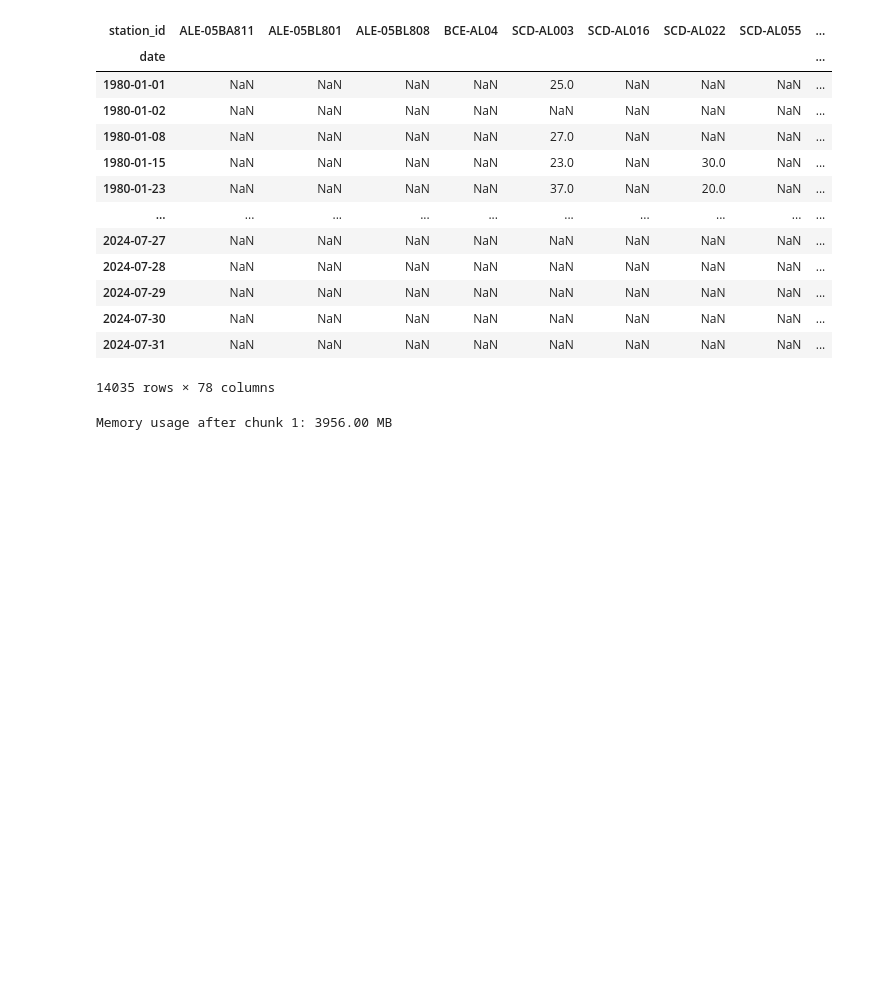
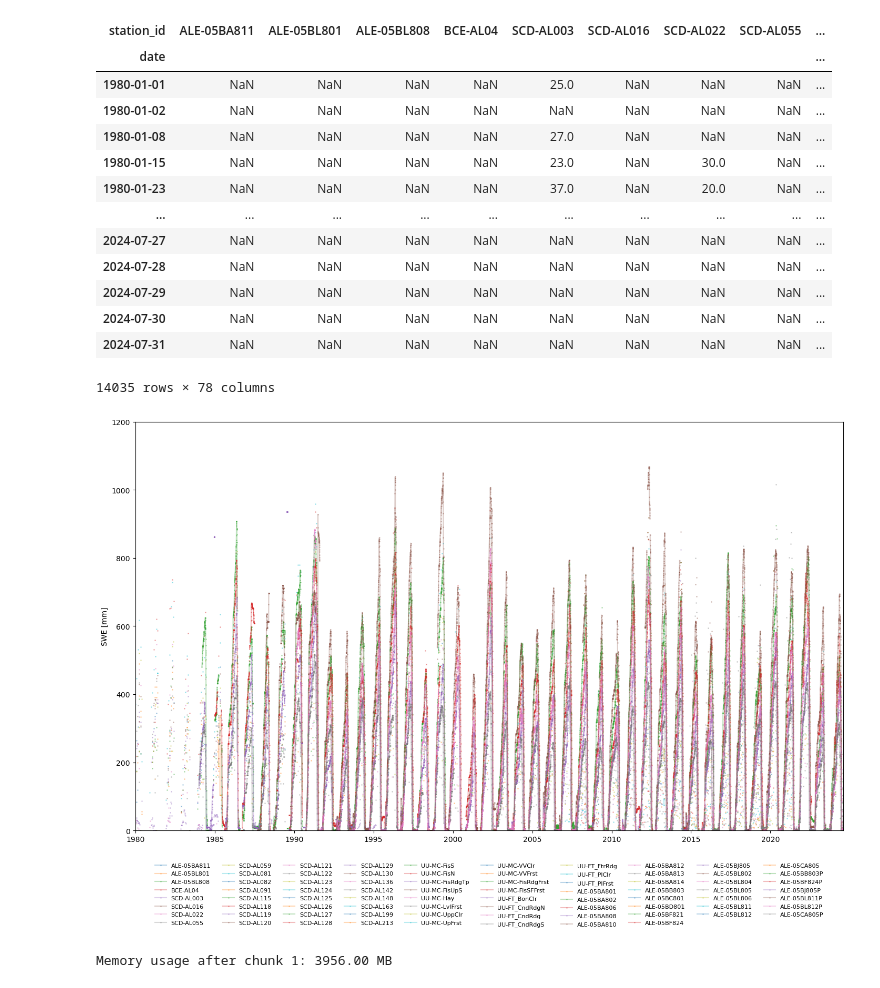
Before and after one commit to hasithajayamaha/snowdroughtindex-main, a Jupyter notebook: notebooks/workflows/0_data_preparation_workflow.ipynb, the cells around one changed output. Saved outputs shown, nothing was run; the diff lists cells and outputs as text; code cells hidden in the pictures; blank space fills up the shorter version.

```diff
--- a/notebooks/workflows/0_data_preparation_workflow.ipynb
+++ b/notebooks/workflows/0_data_preparation_workflow.ipynb
@@ -297,6 +194,23 @@ display(SWE_testbasin)
 | 2024-07-30 | NaN | NaN | NaN | NaN | NaN | NaN | NaN | NaN | ... |
 | 2024-07-31 | NaN | NaN | NaN | NaN | NaN | NaN | NaN | NaN | ... |
 14035 rows × 78 columns
+# %%
+# Plot timeseries of SWE station observations in the test basin
+fig = plt.figure(figsize=(15,10))
+
+for s in SWE_stations_ds.station_id.values:
+    SWE_stations_ds.snw.sel(station_id = s).plot(marker='o', alpha=.3, markersize=1, label=s)
+
+plt.title('')
+plt.ylabel('SWE [mm]')
+plt.xlabel('')
+plt.xlim(pd.to_datetime('1980-01-01'), pd.to_datetime('2024-07-31'))
+plt.ylim(0, 1200)
+# Place legend at the bottom with 5 columns per line
+plt.legend(loc='lower center', bbox_to_anchor=(0.5, -0.25), ncol=10, fontsize=8, frameon=False)
+plt.tight_layout();
+# %% [output]
+[figure, added]
 # %%
 # Linear interpolation to fill in small data gaps
 SWE_obs_basin_interp_da = SWE_stations_ds.snw.interpolate_na(method='linear', dim='time', max_gap=datetime.timedelta(days=max_gap_days_default))
```
Also changed, not shown: parts of 5 cells of this notebook, 1 other file.
